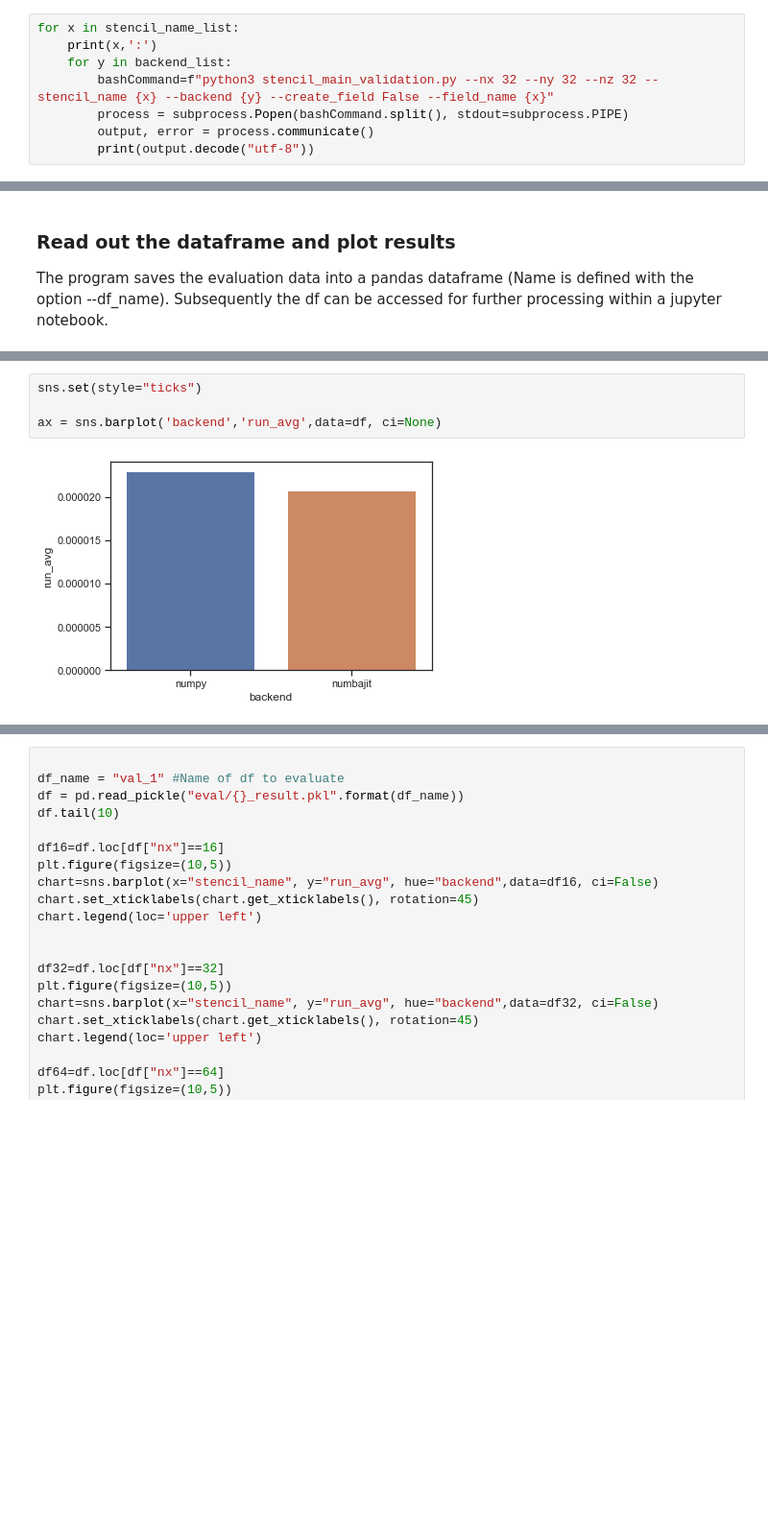
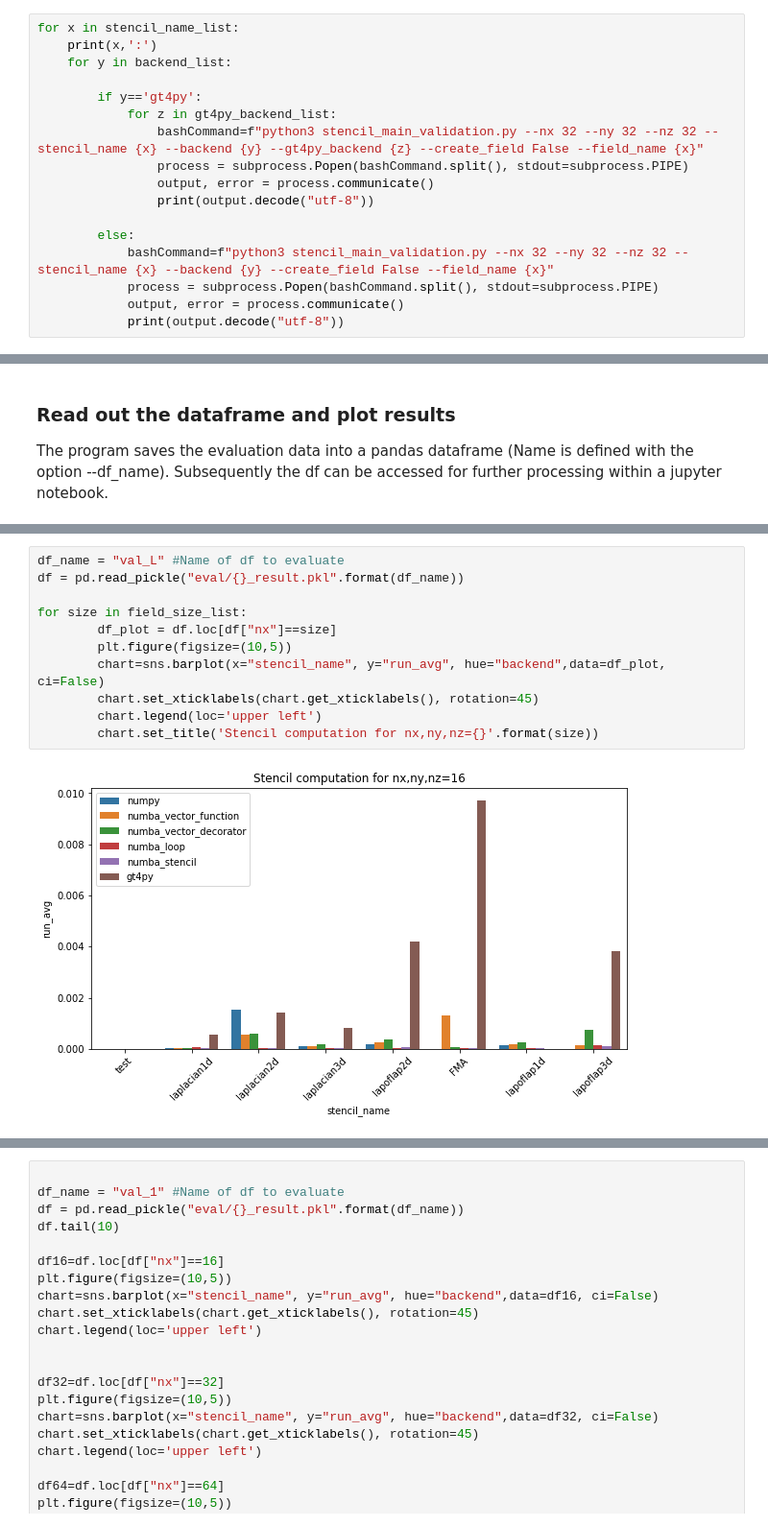
Before and after one commit to lrndrs/HPC4WC_group7, a Jupyter notebook: EvaluationNotebook.ipynb, the cells around one changed output, grey strips where cells are left out. Shown: that part at 96% size. Drawn from its saved outputs; the diff is of its cells as text; blank space fills up the shorter version.

```diff
--- a/EvaluationNotebook.ipynb
+++ b/EvaluationNotebook.ipynb
@@ -60,8 +67,17 @@ New output field lapoflap3d saved.
 for x in stencil_name_list:
     print(x,':')
     for y in backend_list:
-        bashCommand=f"python3 stencil_main_validation.py --nx 32 --ny 32 --nz 32 --stencil_name {x} --backend {y} --create_field False --field_name {x}"
-        process = subprocess.Popen(bashCommand.split(), stdout=subprocess.PIPE)
-        output, error = process.communicate()
-        print(output.decode("utf-8"))
+
+        if y=='gt4py':
+            for z in gt4py_backend_list:
+                bashCommand=f"python3 stencil_main_validation.py --nx 32 --ny 32 --nz 32 --stencil_name {x} --backend {y} --gt4py_backend {z} --create_field False --field_name {x}"
+                process = subprocess.Popen(bashCommand.split(), stdout=subprocess.PIPE)
+                output, error = process.communicate()
+                print(output.decode("utf-8"))
+
+        else:
+            bashCommand=f"python3 stencil_main_validation.py --nx 32 --ny 32 --nz 32 --stencil_name {x} --backend {y} --create_field False --field_name {x}"
+            process = subprocess.Popen(bashCommand.split(), stdout=subprocess.PIPE)
+            output, error = process.communicate()
+            print(output.decode("utf-8"))
 # %% [output]
@@ -155,6 +160,13 @@ df.tail(10)
-# %%
-sns.set(style="ticks")
-
-ax = sns.barplot('backend','run_avg',data=df, ci=None)
-# %% [output]
-[figure, removed]
+# %%
+df_name = "val_L" #Name of df to evaluate
+df = pd.read_pickle("eval/{}_result.pkl".format(df_name))
+
+for size in field_size_list:
+        df_plot = df.loc[df["nx"]==size]
+        plt.figure(figsize=(10,5))
+        chart=sns.barplot(x="stencil_name", y="run_avg", hue="backend",data=df_plot, ci=False)
+        chart.set_xticklabels(chart.get_xticklabels(), rotation=45)
+        chart.legend(loc='upper left')
+        chart.set_title('Stencil computation for nx,ny,nz={}'.format(size))
+# %% [output]
+[figure, added]
```
Also changed, not shown: parts of 11 cells of this notebook, 1 other file.
